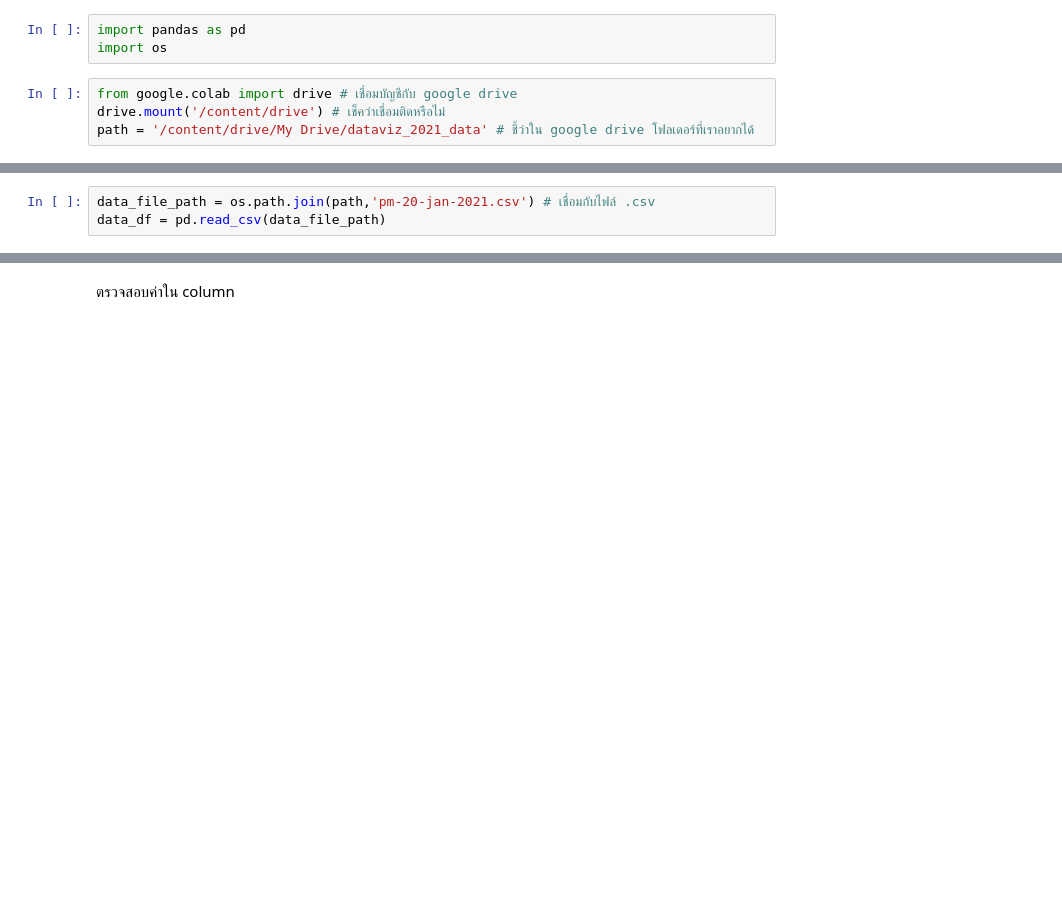
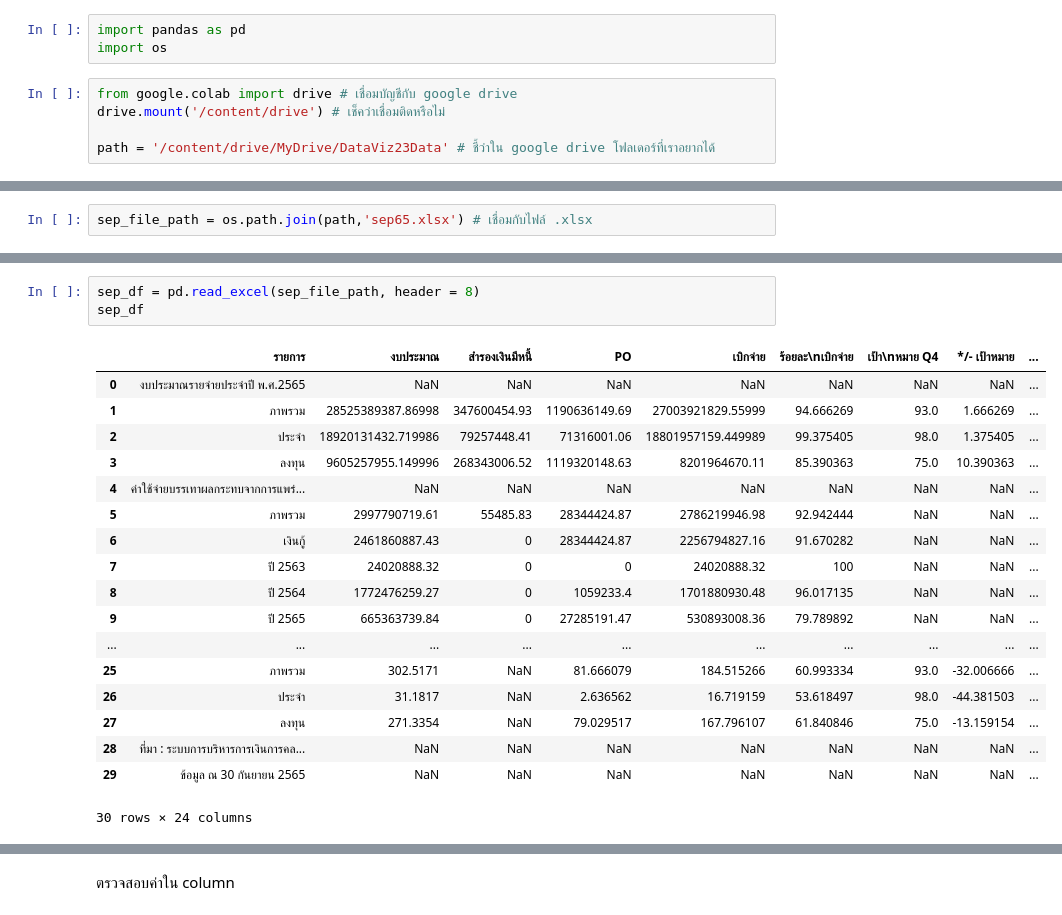
Before and after one commit to puttipongyy/python_dataviz2023, a Jupyter notebook: Pandas102.ipynb, the cells around one changed output, grey strips where cells are left out. Cells and saved outputs as stored; diff of their text form; blank space fills up the shorter version.

```diff
--- a/Pandas102.ipynb
+++ b/Pandas102.ipynb
@@ -6,5 +6,6 @@ import os
 # %%
 from google.colab import drive # เชื่อมบัญชีกับ google drive
 drive.mount('/content/drive') # เช็คว่าเชื่อมติดหรือไม่
-path = '/content/drive/My Drive/dataviz_2021_data' # ชี้ว่าใน google drive โฟลเดอร์ที่เราอยากได้
+
+path = '/content/drive/MyDrive/DataViz23Data' # ชี้ว่าใน google drive โฟลเดอร์ที่เราอยากได้
 # %% [output]
@@ -12,3 +13,2 @@ Mounted at /content/drive
 # %%
-data_file_path = os.path.join(path,'pm-20-jan-2021.csv') # เชื่อมกับไฟล์ .csv
-data_df = pd.read_csv(data_file_path)
+sep_file_path = os.path.join(path,'sep65.xlsx') # เชื่อมกับไฟล์ .xlsx
@@ -23,0 +37,22 @@ data_df.head() # ดูหัวตารางเเถวบน
+# %%
+sep_df = pd.read_excel(sep_file_path, header = 8)
+sep_df
+# %% [output]
+|  | รายการ | งบประมาณ | สำรองเงินมีหนี้ | PO | เบิกจ่าย | ร้อยละ\nเบิกจ่าย | เป้า\nหมาย Q4 | */- เป้าหมาย | ... |
+| 0 | งบประมาณรายจ่ายประจำปี พ.ศ.2565 | NaN | NaN | NaN | NaN | NaN | NaN | NaN | ... |
+| 1 | ภาพรวม | 28525389387.86998 | 347600454.93 | 1190636149.69 | 27003921829.55999 | 94.666269 | 93.0 | 1.666269 | ... |
+| 2 | ประจำ | 18920131432.719986 | 79257448.41 | 71316001.06 | 18801957159.449989 | 99.375405 | 98.0 | 1.375405 | ... |
+| 3 | ลงทุน | 9605257955.149996 | 268343006.52 | 1119320148.63 | 8201964670.11 | 85.390363 | 75.0 | 10.390363 | ... |
+| 4 | ค่าใช้จ่ายบรรเทาผลกระทบจากการแพร่... | NaN | NaN | NaN | NaN | NaN | NaN | NaN | ... |
+| 5 | ภาพรวม | 2997790719.61 | 55485.83 | 28344424.87 | 2786219946.98 | 92.942444 | NaN | NaN | ... |
+| 6 | เงินกู้ | 2461860887.43 | 0 | 28344424.87 | 2256794827.16 | 91.670282 | NaN | NaN | ... |
+| 7 | ปี 2563 | 24020888.32 | 0 | 0 | 24020888.32 | 100 | NaN | NaN | ... |
+| 8 | ปี 2564 | 1772476259.27 | 0 | 1059233.4 | 1701880930.48 | 96.017135 | NaN | NaN | ... |
+| 9 | ปี 2565 | 665363739.84 | 0 | 27285191.47 | 530893008.36 | 79.789892 | NaN | NaN | ... |
+| ... | ... | ... | ... | ... | ... | ... | ... | ... | ... |
+| 25 | ภาพรวม | 302.5171 | NaN | 81.666079 | 184.515266 | 60.993334 | 93.0 | -32.006666 | ... |
+| 26 | ประจำ | 31.1817 | NaN | 2.636562 | 16.719159 | 53.618497 | 98.0 | -44.381503 | ... |
+| 27 | ลงทุน | 271.3354 | NaN | 79.029517 | 167.796107 | 61.840846 | 75.0 | -13.159154 | ... |
+| 28 | ที่มา : ระบบการบริหารการเงินการคล... | NaN | NaN | NaN | NaN | NaN | NaN | NaN | ... |
+| 29 | ข้อมูล ณ 30 กันยายน 2565 | NaN | NaN | NaN | NaN | NaN | NaN | NaN | ... |
+30 rows × 24 columns
```
Also changed, not shown: parts of 7 cells of this notebook.
